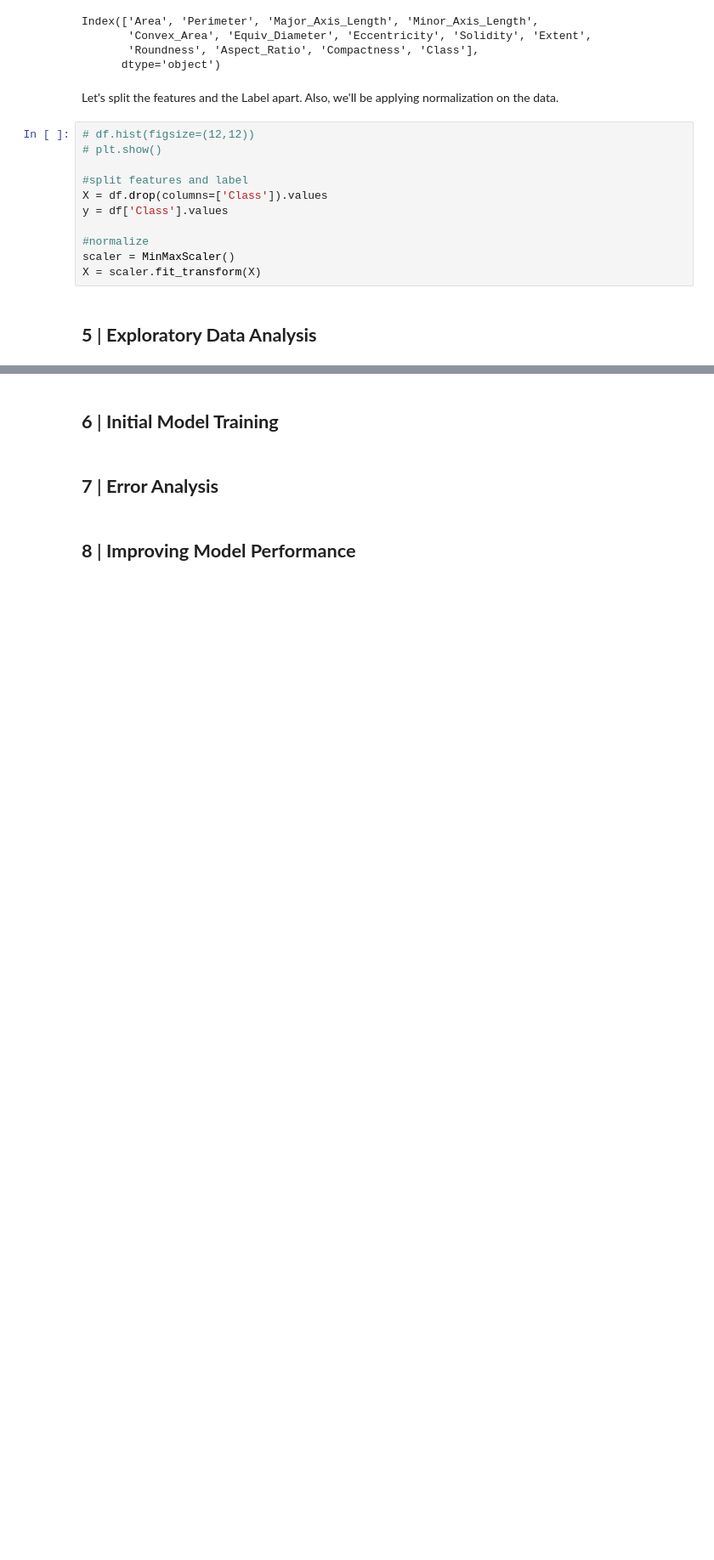
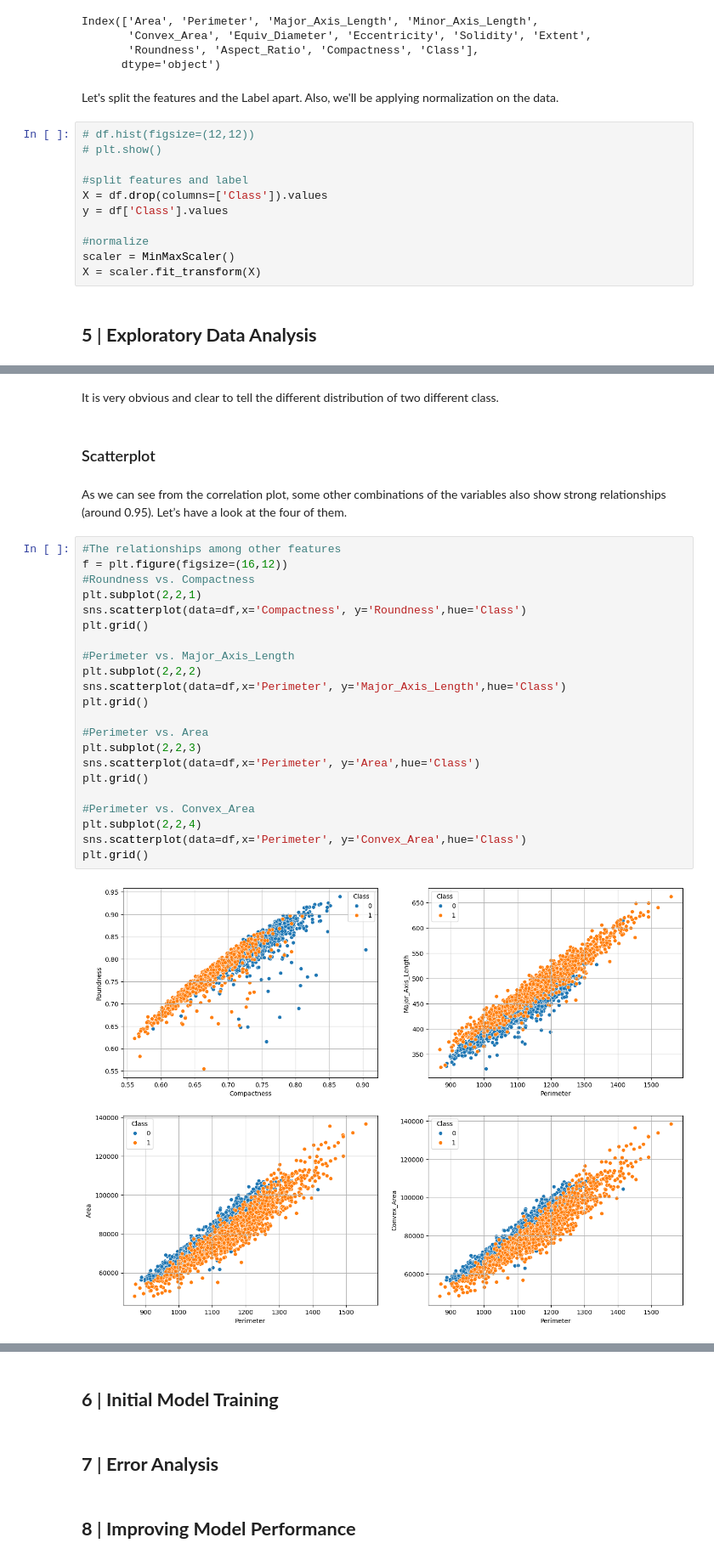
Before and after one commit to stinson122/stintsy_pumpkin, a Jupyter notebook: STINTSY_MLProject_PumpkinSeeds.ipynb, the cells around one changed output, grey strips where cells are left out. Shown: that part at 85% size. Drawn from its saved outputs; the diff is of its cells as text; blank space fills up the shorter version.

```diff
--- a/STINTSY_MLProject_PumpkinSeeds.ipynb
+++ b/STINTSY_MLProject_PumpkinSeeds.ipynb
@@ -146,0 +222,30 @@ X = scaler.fit_transform(X)
+# %% [markdown]
+It is very obvious and clear to tell the different distribution of two different class.
+# %% [markdown]
+### Scatterplot
+# %% [markdown]
+As we can see from the correlation plot, some other combinations of the variables also show strong relationships (around 0.95). Let’s have a look at the four of them.
+# %%
+#The relationships among other features
+f = plt.figure(figsize=(16,12))
+#Roundness vs. Compactness
+plt.subplot(2,2,1)
+sns.scatterplot(data=df,x='Compactness', y='Roundness',hue='Class')
+plt.grid()
+
+#Perimeter vs. Major_Axis_Length
+plt.subplot(2,2,2)
+sns.scatterplot(data=df,x='Perimeter', y='Major_Axis_Length',hue='Class')
+plt.grid()
+
+#Perimeter vs. Area
+plt.subplot(2,2,3)
+sns.scatterplot(data=df,x='Perimeter', y='Area',hue='Class')
+plt.grid()
+
+#Perimeter vs. Convex_Area
+plt.subplot(2,2,4)
+sns.scatterplot(data=df,x='Perimeter', y='Convex_Area',hue='Class')
+plt.grid()
+# %% [output]
+[figure, added]
```
Also changed, not shown: parts of 15 cells of this notebook.
